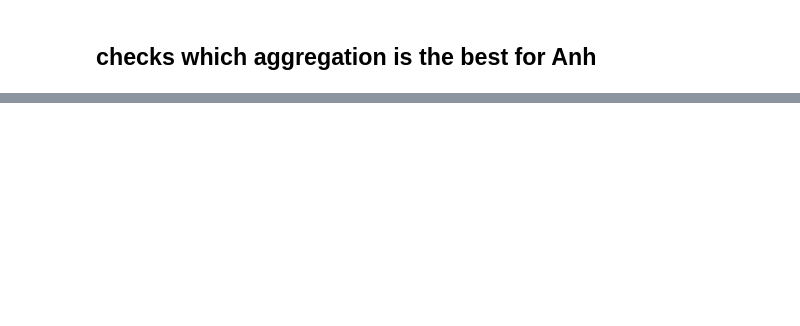
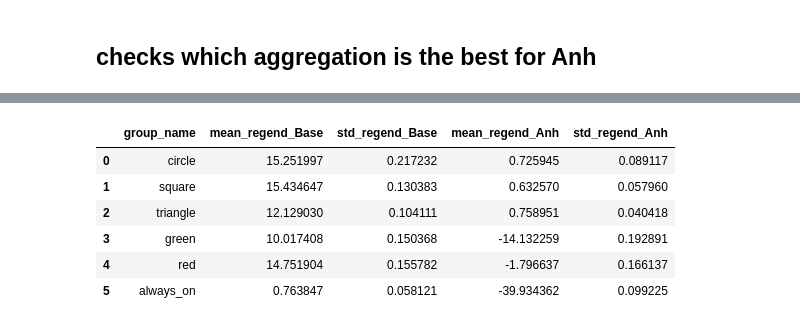
Before and after one commit to krishnacharya/multidecomp, a Jupyter notebook: iclr_res/groupwise_synthetic.ipynb, the cells around one changed output, grey strips where cells are left out. Cells and saved outputs as stored; diff of their text form; code cells hidden in the pictures; blank space fills up the shorter version.

```diff
--- a/iclr_res/groupwise_synthetic.ipynb
+++ b/iclr_res/groupwise_synthetic.ipynb
@@ -243,0 +257,11 @@ blue 10047
+# %%
+from bilevel.Groupwise_seedruns import get_end_regret_gw_df
+get_end_regret_gw_df(ds_ymean)
+# %% [output]
+|  | group_name | mean_regend_Base | std_regend_Base | mean_regend_Anh | std_regend_Anh |
+| 0 | circle | 15.251997 | 0.217232 | 0.725945 | 0.089117 |
+| 1 | square | 15.434647 | 0.130383 | 0.632570 | 0.057960 |
+| 2 | triangle | 12.129030 | 0.104111 | 0.758951 | 0.040418 |
+| 3 | green | 10.017408 | 0.150368 | -14.132259 | 0.192891 |
+| 4 | red | 14.751904 | 0.155782 | -1.796637 | 0.166137 |
+| 5 | always_on | 0.763847 | 0.058121 | -39.934362 | 0.099225 |
```
Also changed, not shown: parts of 21 cells of this notebook, 1 other file.
